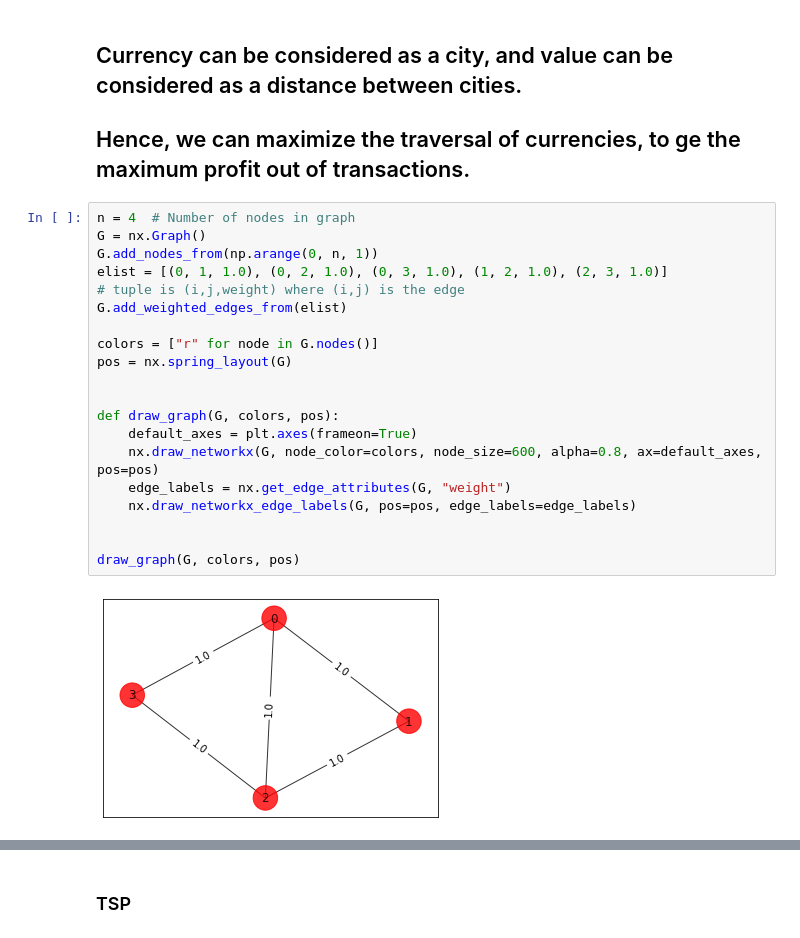
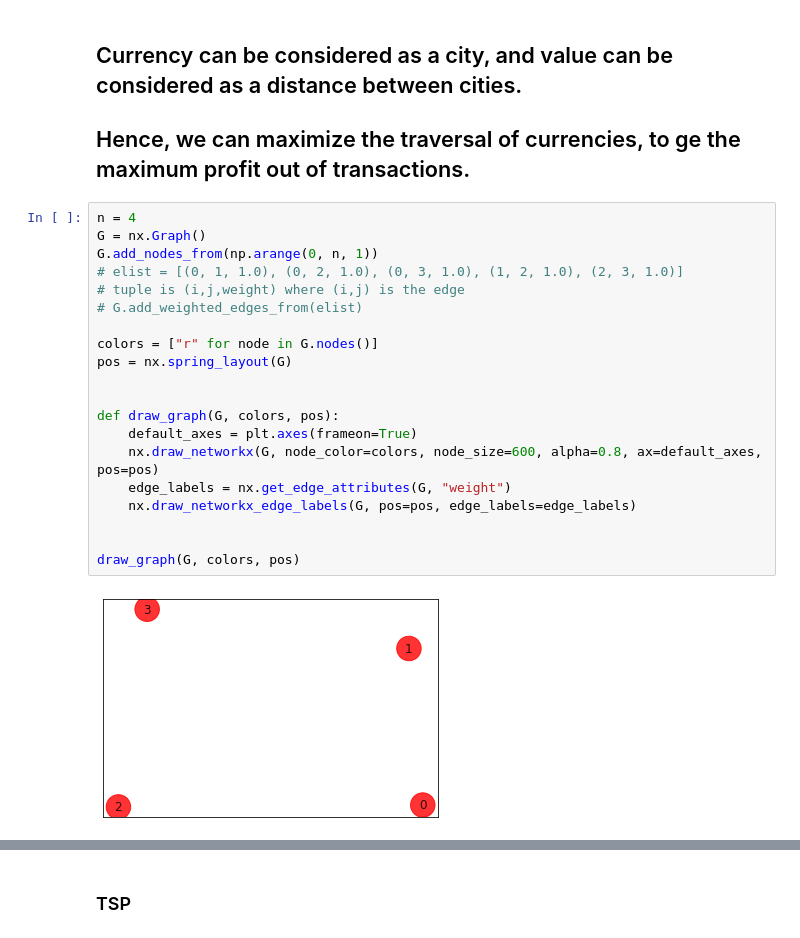
Before and after one commit to SchrodingersSangru/for_jabroyd, a Jupyter notebook: Currency-arbitrage.ipynb, the cells around one changed output, grey strips where cells are left out. Saved outputs shown, nothing was run; the diff lists cells and outputs as text.

```diff
--- a/Currency-arbitrage.ipynb
+++ b/Currency-arbitrage.ipynb
@@ -20,27 +20,27 @@ from qiskit_optimization.problems import QuadraticProgram
 ## Currency can be considered as a city, and value can be considered as a distance between cities.
 ## Hence, we can maximize the traversal of currencies, to ge the maximum profit out of transactions.
 # %%
-n = 4  # Number of nodes in graph
+n = 4
 G = nx.Graph()
 G.add_nodes_from(np.arange(0, n, 1))
-elist = [(0, 1, 1.0), (0, 2, 1.0), (0, 3, 1.0), (1, 2, 1.0), (2, 3, 1.0)]
+# elist = [(0, 1, 1.0), (0, 2, 1.0), (0, 3, 1.0), (1, 2, 1.0), (2, 3, 1.0)]
 # tuple is (i,j,weight) where (i,j) is the edge
-G.add_weighted_edges_from(elist)
+# G.add_weighted_edges_from(elist)
 
 colors = ["r" for node in G.nodes()]
 pos = nx.spring_layout(G)
 
 
 def draw_graph(G, colors, pos):
     default_axes = plt.axes(frameon=True)
     nx.draw_networkx(G, node_color=colors, node_size=600, alpha=0.8, ax=default_axes, pos=pos)
     edge_labels = nx.get_edge_attributes(G, "weight")
     nx.draw_networkx_edge_labels(G, pos=pos, edge_labels=edge_labels)
 
 
 draw_graph(G, colors, pos)
 # %% [output]
-[figure, old version]
+[figure, new version]
 # %%
 # solving Quadratic Program using exact classical eigensolver
 exact = MinimumEigenOptimizer(NumPyMinimumEigensolver())
```
Also changed, not shown: parts of 10 cells of this notebook, 4 other files.
